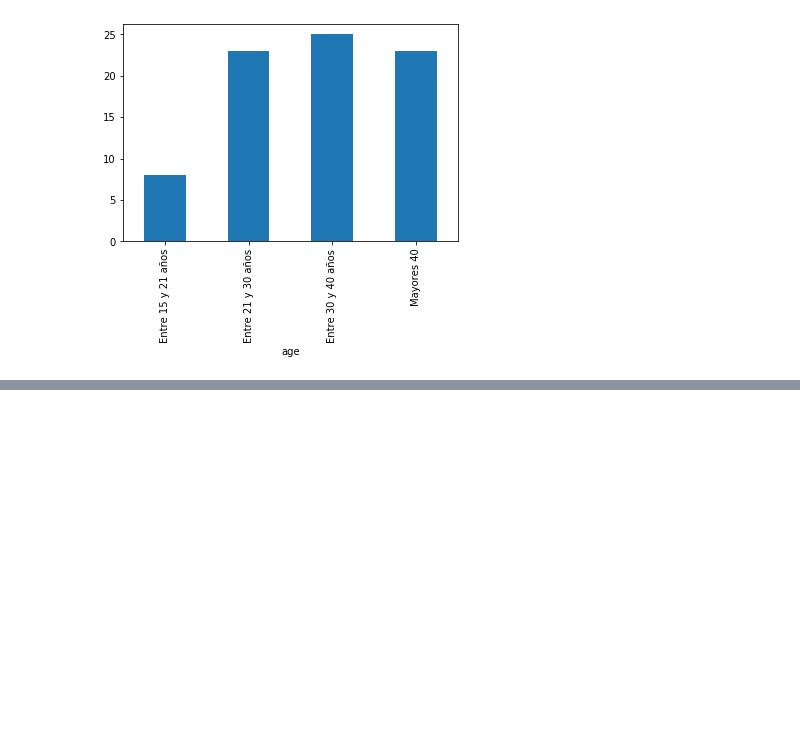
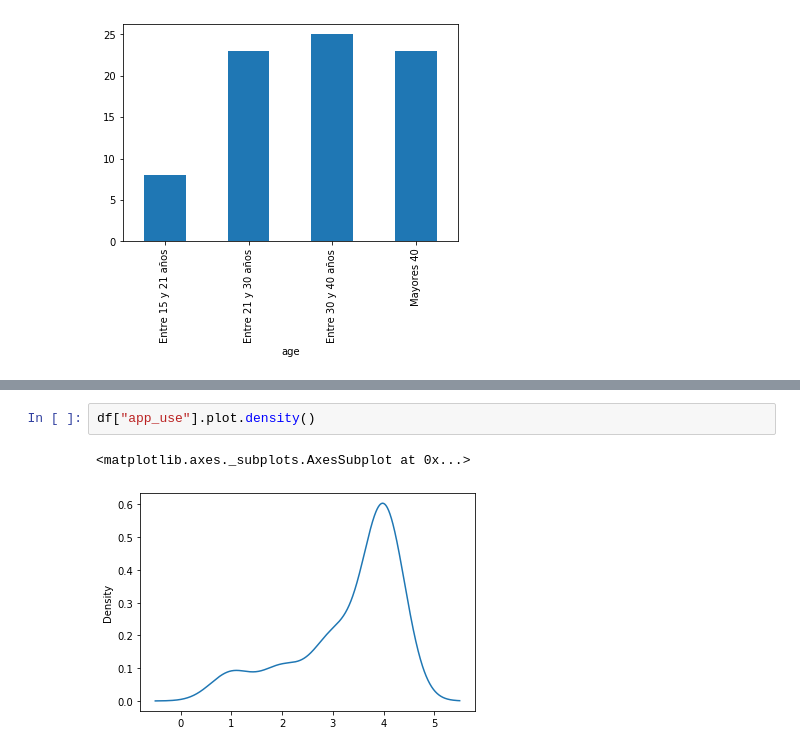
Before and after one commit to alefherrera/my-order-data, a Jupyter notebook: notebook.ipynb, the cells around one changed output, grey strips where cells are left out. Cells and saved outputs as stored; diff of their text form; blank space fills up the shorter version.

```diff
--- a/notebook.ipynb
+++ b/notebook.ipynb
@@ -45,0 +39,5 @@ age_edutacion_area
+# %%
+df["app_use"].plot.density()
+# %% [output]
+<matplotlib.axes._subplots.AxesSubplot at 0x...>
+[figure, added]
```
Also changed, not shown: parts of 12 cells of this notebook.
